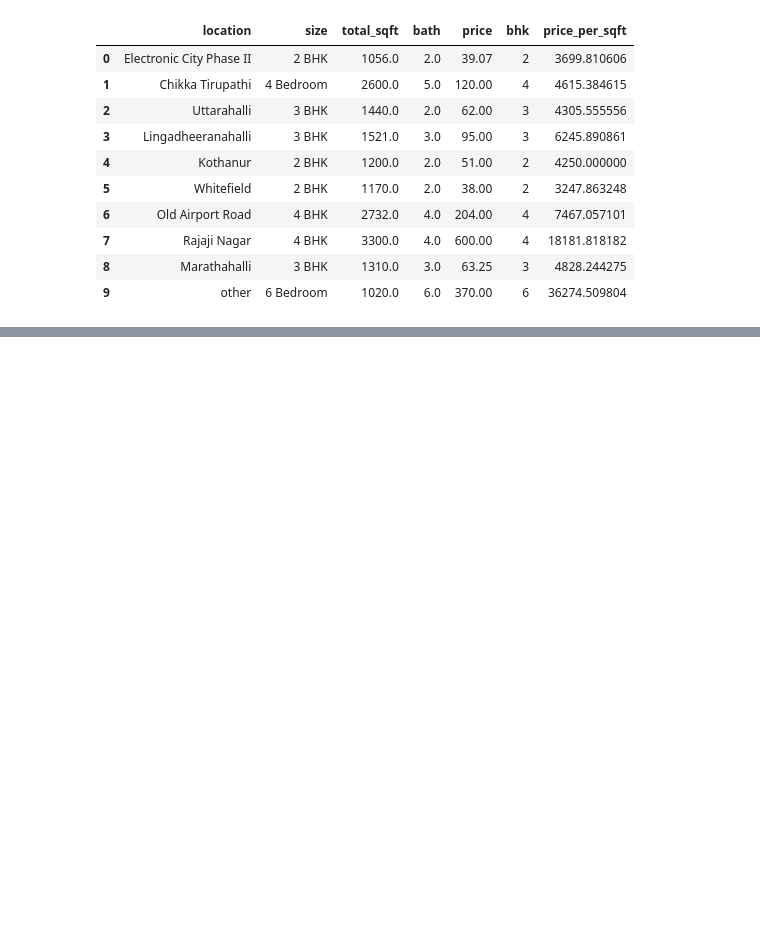
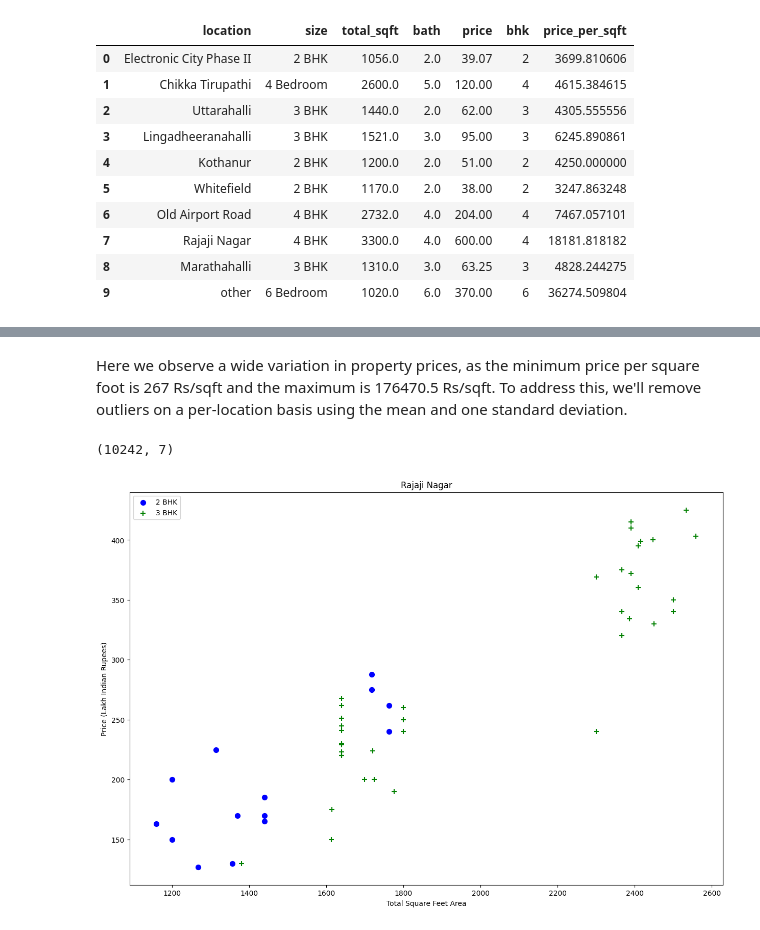
Before and after one commit to sowndsgood/House_Price_Prediction, a Jupyter notebook: Bengaluru_Home_Prices.ipynb, the cells around one changed output, grey strips where cells are left out. Saved outputs shown, nothing was run; the diff lists cells and outputs as text; code cells hidden in the pictures; blank space fills up the shorter version.

```diff
--- a/Bengaluru_Home_Prices.ipynb
+++ b/Bengaluru_Home_Prices.ipynb
@@ -14,7 +14,7 @@ UsageError: unrecognized arguments: # Enable inline plotting in Jupyter Notebook
 # %% [markdown]
 ### <span style="color:red;">Data Load: Loading banglore home prices dataset into a dataframe</span>
 # %%
-df1 = pd.read_csv("D:\Real_Estate_Prediction\Bengaluru_House_Data.csv")  # Read the CSV file "Bengaluru_House_Data.csv" into a DataFrame named df1
+df1 = pd.read_csv("D:\House_Price_Prediction\Bengaluru_House_Data.csv")  # Read the CSV file "Bengaluru_House_Data.csv" into a DataFrame named df1
 df1.head()                                                               # Display the first few rows of the DataFrame df1
 # %% [output]
 |  | area_type | availability | location | size | society | total_sqft | bath | balcony | price |
@@ -297,0 +306,5 @@ Current working directory: C:\Users\pugal
+# %%
+df6 = df5[~(df5.total_sqft / df5.bhk < 300)]
+# Filter out rows where the ratio of total_sqft to bhk is less than 300 in DataFrame df5, and assign the result to df6
+
+df6.shape  # Retrieve the dimensions (number of rows and columns) of the DataFrame df6
@@ -297,0 +326,43 @@ Current working directory: C:\Users\pugal
+# %% [markdown]
+Here we observe a wide variation in property prices, as the minimum price per square foot is 267 Rs/sqft and the maximum is  176470.5 Rs/sqft. To address this, we'll remove outliers on a per-location basis using the mean and one standard deviation.
+# %%
+def remove_pps_outliers(df):
+    df_out = pd.DataFrame()  # Initialize an empty DataFrame for the output
+    for key, subdf in df.groupby('location'):  # Group the DataFrame by 'location'
+        m = np.mean(subdf.price_per_sqft)  # Calculate the mean price per sqft for the location
+        st = np.std(subdf.price_per_sqft)  # Calculate the standard deviation of price per sqft for the location
+        # Filter out rows with price per sqft within one standard deviation from the mean
+        reduced_df = subdf[(subdf.price_per_sqft > (m - st)) & (subdf.price_per_sqft <= (m + st))]
+        df_out = pd.concat([df_out, reduced_df], ignore_index=True)  # Concatenate the reduced DataFrame with df_out
+    return df_out
+
+df7 = remove_pps_outliers(df6)  # Remove outliers from DataFrame df6 and assign the result to df7
+df7.shape  # Retrieve the dimensions (number of rows and columns) of the DataFrame df7
+# %% [output]
+(10242, 7)
+# %%
+def plot_scatter_chart(df, location):
+    # Filter DataFrame for 2 BHK and 3 BHK properties in the specified location
+    bhk2 = df[(df.location == location) & (df.bhk == 2)]
+    bhk3 = df[(df.location == location) & (df.bhk == 3)]
+
+    # Set the figure size to (5, 5) inches
+    matplotlib.rcParams['figure.figsize'] = (15,10)
+
+    # Plot scatter plot for 2 BHK properties
+    plt.scatter(bhk2.total_sqft, bhk2.price, color='blue', label='2 BHK', s=50)
+
+    # Plot scatter plot for 3 BHK properties
+    plt.scatter(bhk3.total_sqft, bhk3.price, marker='+', color='green', label='3 BHK', s=50)
+
+    # Set labels and title
+    plt.xlabel("Total Square Feet Area")
+    plt.ylabel("Price (Lakh Indian Rupees)")
+    plt.title(location)
+
+    # Display legend
+    plt.legend()
+
+plot_scatter_chart(df7, "Rajaji Nagar")  # Plot scatter chart for properties in "Rajaji Nagar"
+# %% [output]
+[figure, added]
```
Also changed, not shown: parts of 26 cells of this notebook.
